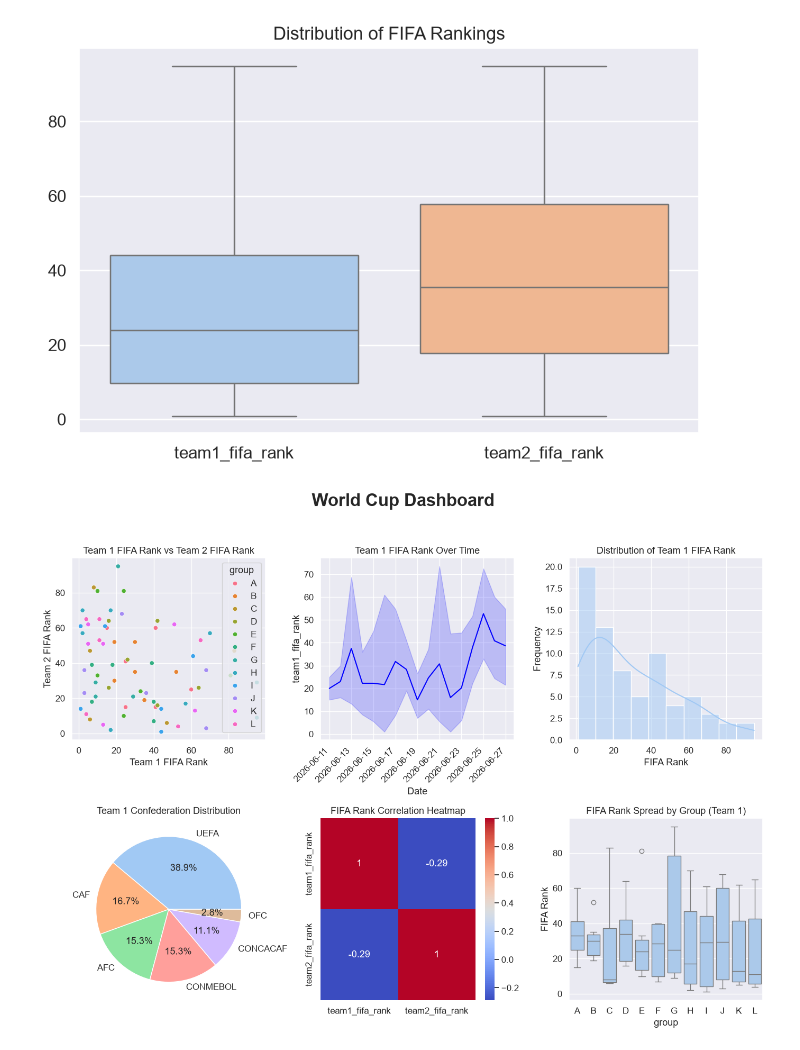
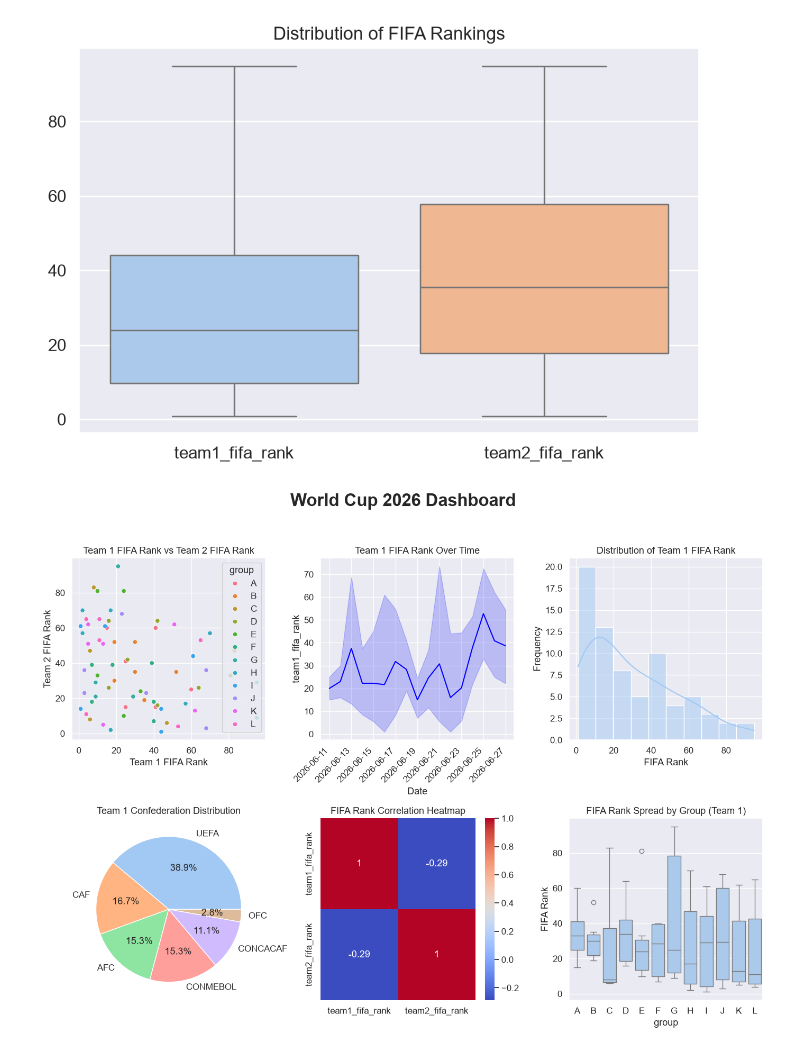
Before and after one commit to devidrees/AIML-Nexperts-Batch5, a Jupyter notebook: Day 13 and 14 - Pandas part 2 - Matplotlib/FatiniSubplotDashboard.ipynb, the cells around one changed output. Cells and saved outputs as stored; diff of their text form; code cells hidden in the pictures.

```diff
--- a/Day 13 and 14 - Pandas part 2 - Matplotlib/FatiniSubplotDashboard.ipynb
+++ b/Day 13 and 14 - Pandas part 2 - Matplotlib/FatiniSubplotDashboard.ipynb
@@ -182,32 +182,32 @@ corr = df[
 sns.heatmap(
     corr,
     annot=True,
     cmap="coolwarm",
     ax=axes[1,1]
 )
 
 axes[1,1].set_title("FIFA Rank Correlation Heatmap")
 
 #Box Plot
 
 sns.boxplot(
     data=df,
     x='group',
     y='team1_fifa_rank',
     ax=axes[1,2]
 )
 
 axes[1,2].set_title("FIFA Rank Spread by Group (Team 1)")
 axes[1,2].set_ylabel("FIFA Rank")
 
 
-plt.suptitle("World Cup Dashboard",
+plt.suptitle("World Cup 2026 Dashboard",
              fontsize = 24,
              fontweight = 'bold',
              y = 1.03)
 
 
 plt.tight_layout()
 plt.show()
 # %% [output]
-[figure, old version]
+[figure, new version]
```
Also changed, not shown: 3 other files.
